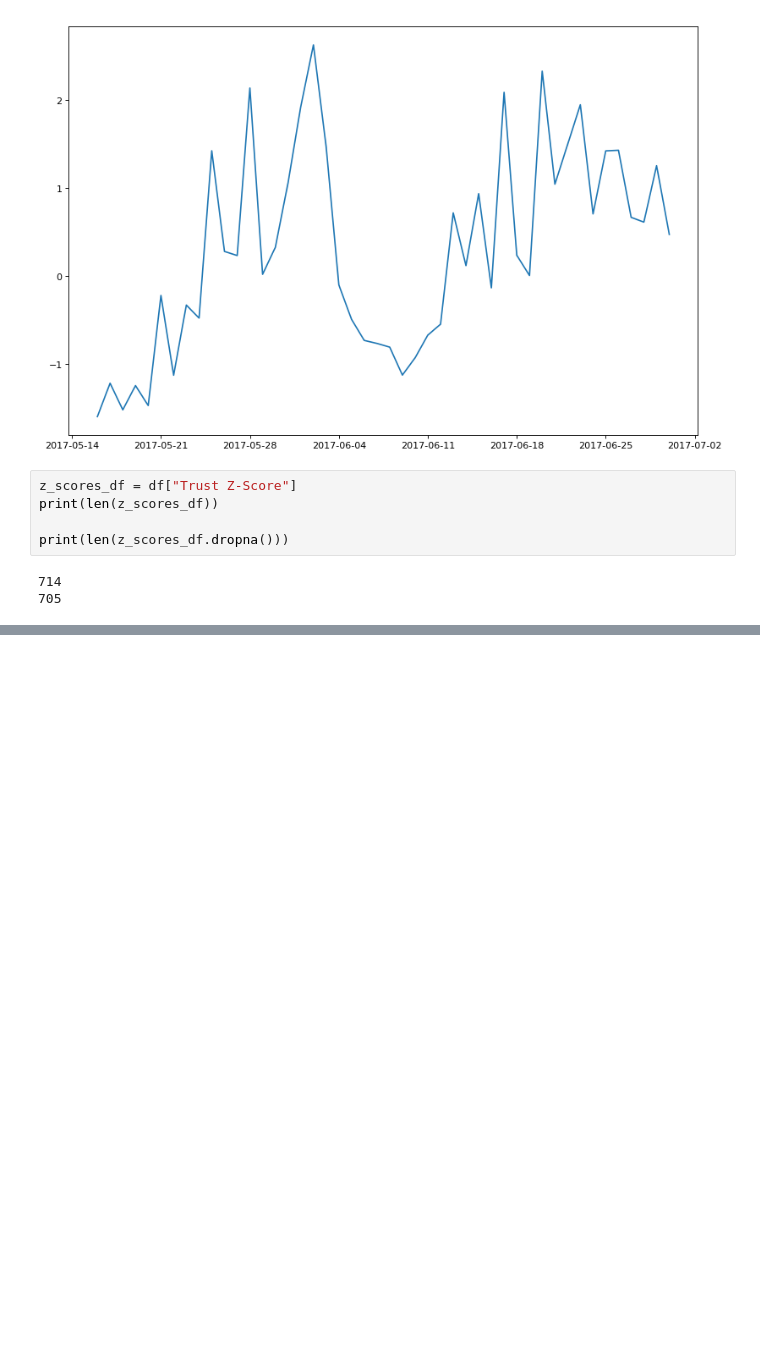
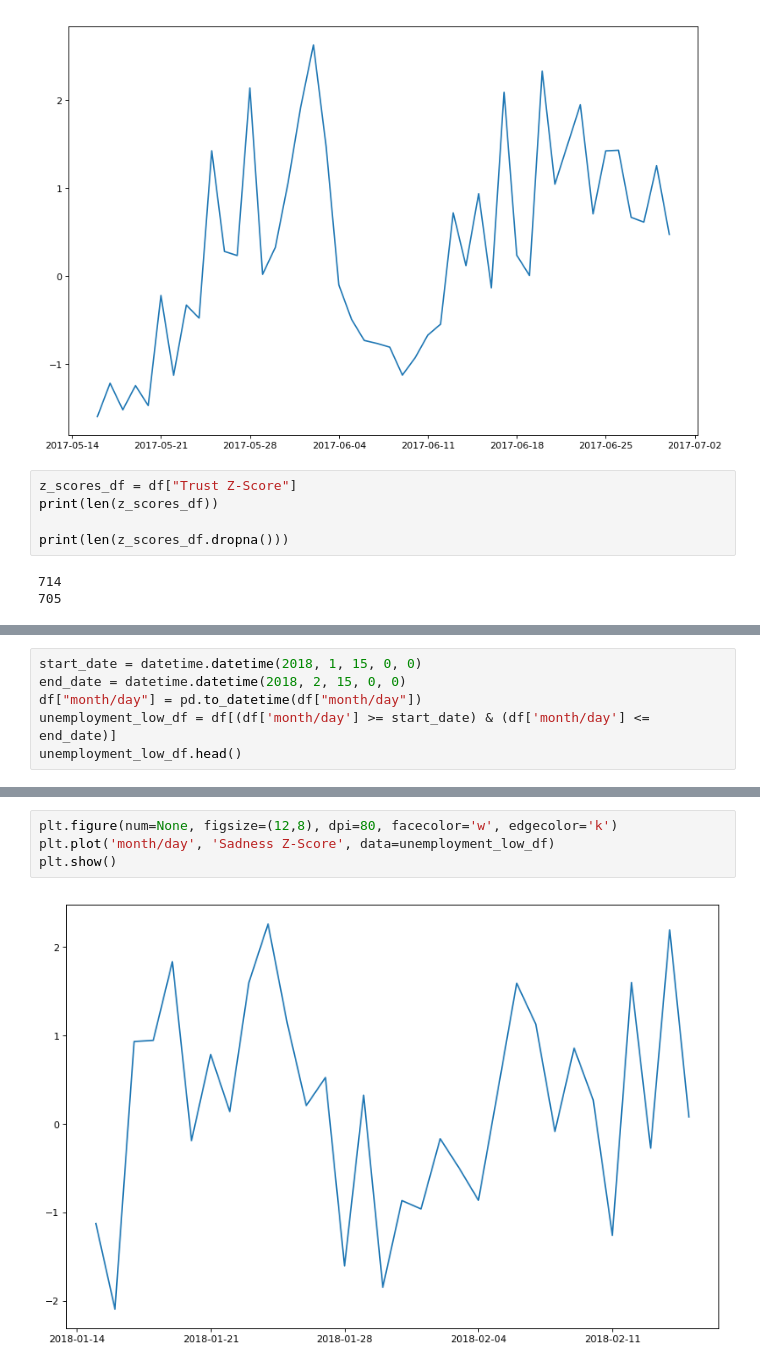
Before and after one commit to suvir-c/psyc-626, a Jupyter notebook: time-series-analysis/Intervention Analyses.ipynb, the cells around one changed output, grey strips where cells are left out. Saved outputs shown, nothing was run; the diff lists cells and outputs as text; blank space fills up the shorter version.

```diff
--- a/time-series-analysis/ARIMA model.ipynb
+++ b/time-series-analysis/Intervention Analyses.ipynb
@@ -190,0 +193,6 @@ print(len(significant_df))
+# %%
+start_date = datetime.datetime(2018, 1, 15, 0, 0)
+end_date = datetime.datetime(2018, 2, 15, 0, 0)
+df["month/day"] = pd.to_datetime(df["month/day"])
+unemployment_low_df = df[(df['month/day'] >= start_date) & (df['month/day'] <= end_date)]
+unemployment_low_df.head()
@@ -190,0 +206,6 @@ print(len(significant_df))
+# %%
+plt.figure(num=None, figsize=(12,8), dpi=80, facecolor='w', edgecolor='k')
+plt.plot('month/day', 'Sadness Z-Score', data=unemployment_low_df)
+plt.show()
+# %% [output]
+[figure, added]
```
Also changed, not shown: parts of 5 cells of this notebook, 2 other files.
